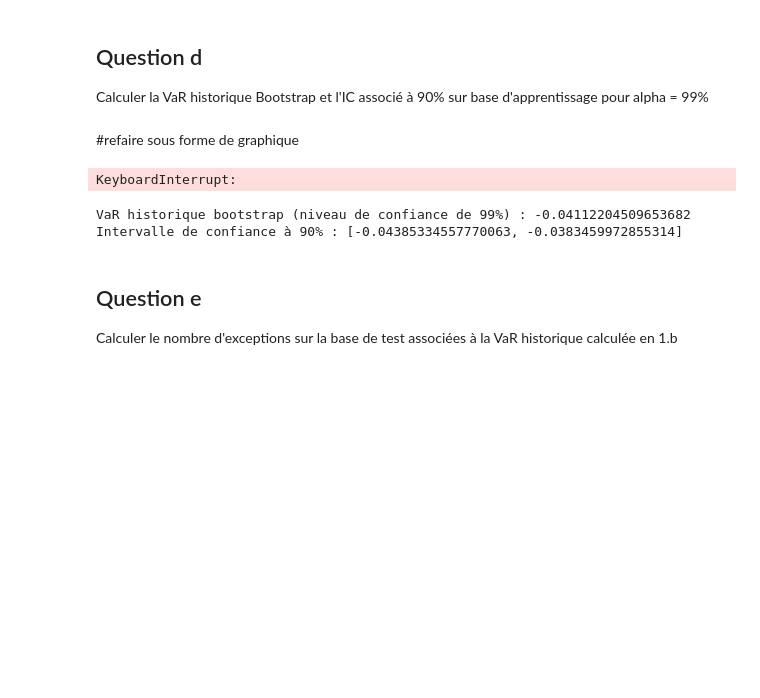
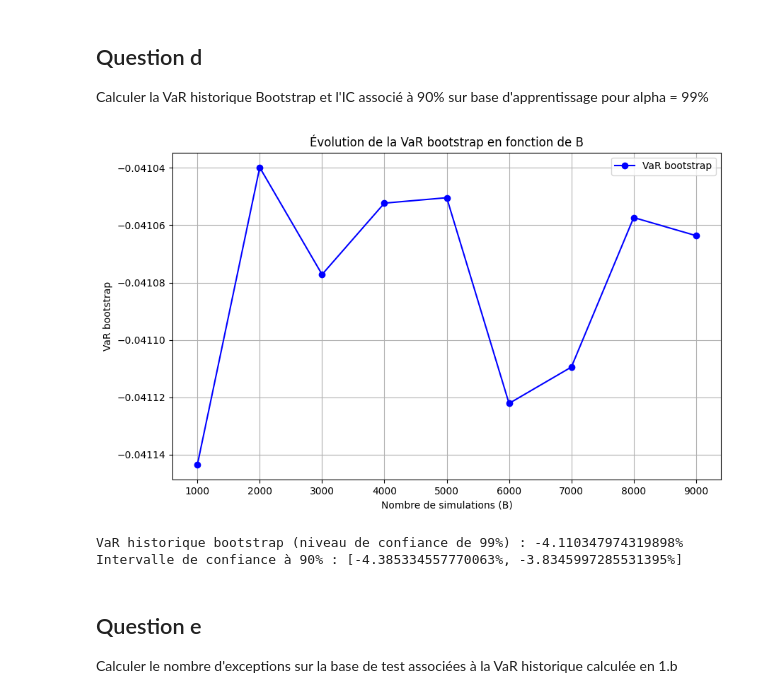
Before and after one commit to mathis-blln/projet_SRE, a Jupyter notebook: TP_SRE.ipynb, the cells around one changed output. Cells and saved outputs as stored; diff of their text form; code cells hidden in the pictures; blank space fills up the shorter version.

```diff
--- a/TP_SRE.ipynb
+++ b/TP_SRE.ipynb
@@ -368,13 +381,11 @@ def VaR_Hist_Bootstrap(x, alpha, B, alpha_IC):
 ## Question d
 
 Calculer la VaR historique Bootstrap et l'IC associé à 90% sur base d'apprentissage pour alpha = 99%
-# %% [markdown]
-#refaire sous forme de graphique
 # %%
 import numpy as np
 import matplotlib.pyplot as plt
 
-def plot_var_bootstrap(x, alpha, alpha_IC, B_min=1000, B_max=10000, step=10):
+def plot_var_bootstrap(x, alpha, alpha_IC, B_min=1000, B_max=10000, step=1000):
     """
     Trace l'évolution de la VaR bootstrap en fonction des valeurs de B.
 
@@ -387,34 +398,34 @@ def plot_var_bootstrap(x, alpha, alpha_IC, B_min=1000, B_max=10000, step=10):
     np.random.seed(42)
     B_values = np.arange(B_min, B_max, step)  # Ex: de 1000 à 10000 avec un pas de 20
     var_results = []
 
     # Calcul de la VaR bootstrap pour chaque valeur de B
     for B in B_values:
         var_bootstrap, _, _ = VaR_Hist_Bootstrap(x, alpha, B, alpha_IC)
         var_results.append(var_bootstrap)
 
     # Tracer l'évolution de la VaR bootstrap avec des points
     plt.figure(figsize=(10, 6))
     plt.plot(B_values, var_results, label="VaR bootstrap", marker='o', markersize=6, linestyle='-', color='blue')  # Ajout des points
     plt.xlabel("Nombre de simulations (B)")
     plt.ylabel("VaR bootstrap")
     plt.title("Évolution de la VaR bootstrap en fonction de B")
     plt.grid(True)
     plt.legend()
     plt.show()
 
 
 if __name__ == "__main__":
     # Charger les données
     df = pd.read_csv("fchi_data.csv", parse_dates=['Date'], index_col='Date')
 
     # Découpage en train et test
     df_train, df_test = split_train_test(df, "2008-10-15", "2022-07-26", "2022-07-27", "2024-06-11")
 
     # Tracer l'évolution de la VaR bootstrap
     plot_var_bootstrap(df_train['log_returns'], alpha=0.99, alpha_IC=0.90)
 # %% [output]
-KeyboardInterrupt:
+[figure, added]
 # %%
 if __name__ == "__main__":
     # Charger les données
@@ -432,11 +443,11 @@ if __name__ == "__main__":
     )
 
     # Affichage des résultats
-    print(f"VaR historique bootstrap (niveau de confiance de 99%) : {var_hist_bootstrap}")
-    print(f"Intervalle de confiance à 90% : [{lower_bound}, {upper_bound}]")
+    print(f"VaR historique bootstrap (niveau de confiance de 99%) : {var_hist_bootstrap*100}%")
+    print(f"Intervalle de confiance à 90% : [{lower_bound*100}%, {upper_bound*100}%]")
 # %% [output]
-VaR historique bootstrap (niveau de confiance de 99%) : -0.04112204509653682
-Intervalle de confiance à 90% : [-0.04385334557770063, -0.0383459972855314]
+VaR historique bootstrap (niveau de confiance de 99%) : -4.110347974319898%
+Intervalle de confiance à 90% : [-4.385334557770063%, -3.8345997285531395%]
 # %% [markdown]
 ## Question e
 
```
Also changed, not shown: parts of 30 cells of this notebook, 4 other files.
